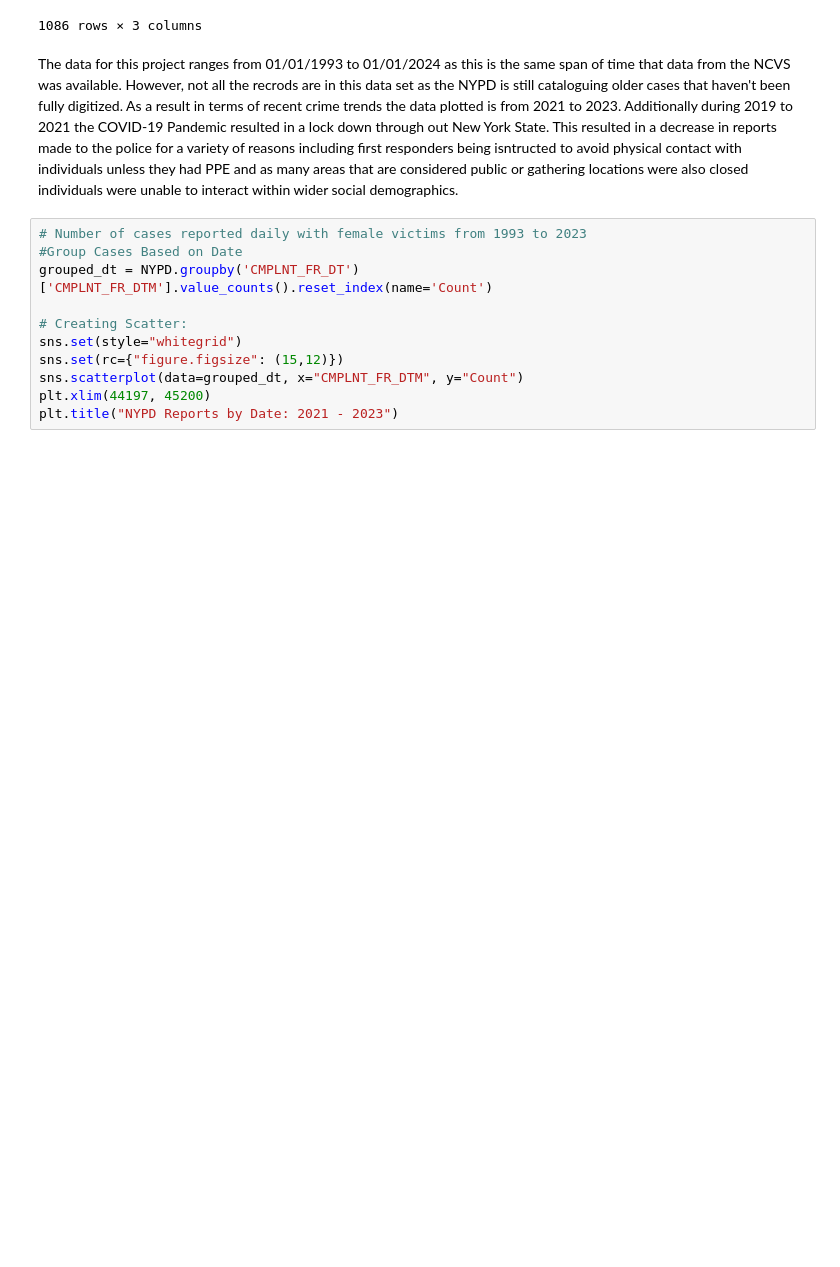
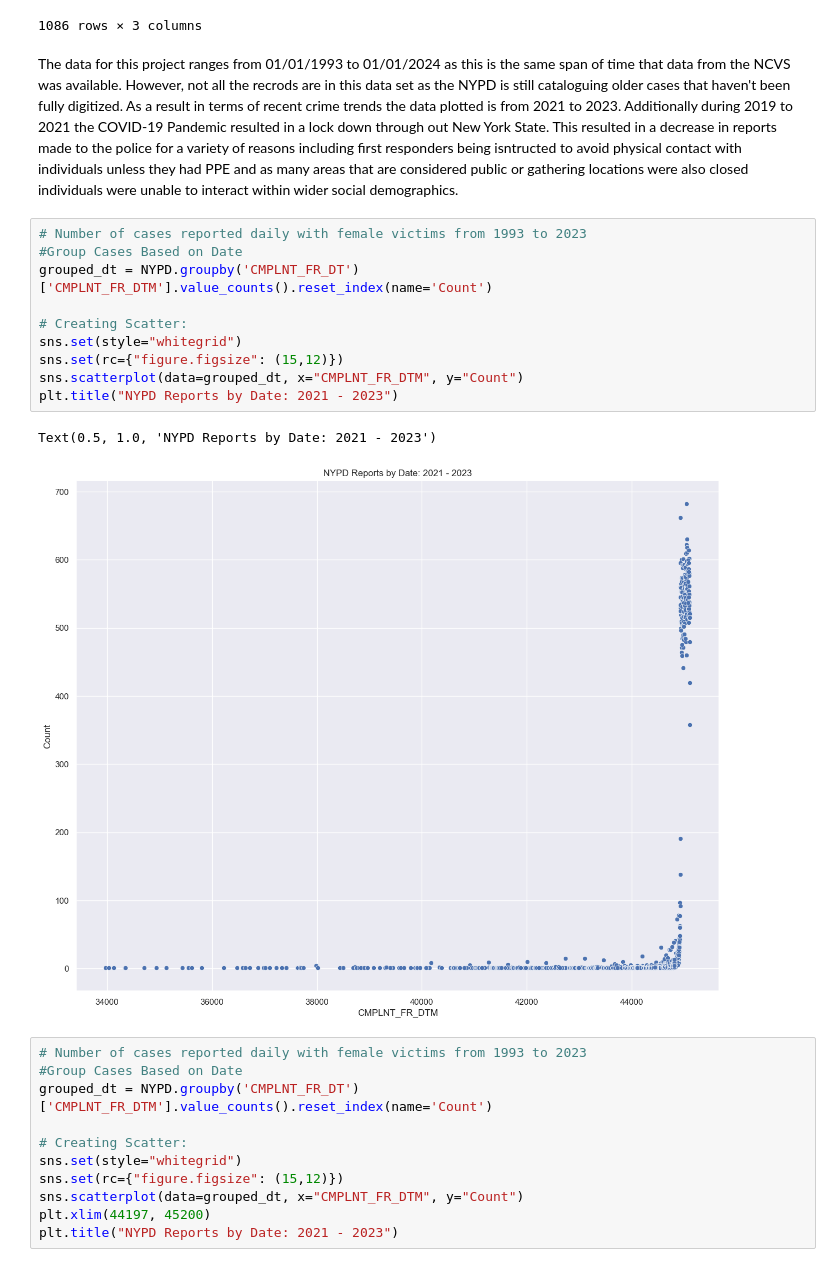
Before and after one commit to accoffin12/CrimeVictimAnalysis_Capstone, a Jupyter notebook: Crime Victim Data Exploration Analysis.ipynb, the cells around one changed output. Cells and saved outputs as stored; diff of their text form; blank space fills up the shorter version.

```diff
--- a/Crime Victim Data Exploration Analysis.ipynb
+++ b/Crime Victim Data Exploration Analysis.ipynb
@@ -146,6 +156,19 @@ display(sorted_d3)
 1086 rows × 3 columns
 # %% [markdown]
 The data for this project ranges from 01/01/1993 to 01/01/2024 as this is the same span of time that data from the NCVS was available. However, not all the recrods are in this data set as the NYPD is still cataloguing older cases that haven't been fully digitized. As a result in terms of recent crime trends the data plotted is from 2021 to 2023. Additionally during 2019 to 2021 the COVID-19 Pandemic resulted in a lock down through out New York State. This resulted in a decrease in reports made to the police for a variety of reasons including first responders being isntructed to avoid physical contact with individuals unless they had PPE and as many areas that are considered public or gathering locations were also closed individuals were unable to interact within wider social demographics.
+# %%
+# Number of cases reported daily with female victims from 1993 to 2023
+#Group Cases Based on Date
+grouped_dt = NYPD.groupby('CMPLNT_FR_DT')['CMPLNT_FR_DTM'].value_counts().reset_index(name='Count')
+
+# Creating Scatter:
+sns.set(style="whitegrid")
+sns.set(rc={"figure.figsize": (15,12)})
+sns.scatterplot(data=grouped_dt, x="CMPLNT_FR_DTM", y="Count")
+plt.title("NYPD Reports by Date: 2021 - 2023")
+# %% [output]
+Text(0.5, 1.0, 'NYPD Reports by Date: 2021 - 2023')
+[figure, added]
 # %%
 # Number of cases reported daily with female victims from 1993 to 2023
 #Group Cases Based on Date
```
Also changed, not shown: parts of 6 cells of this notebook.
